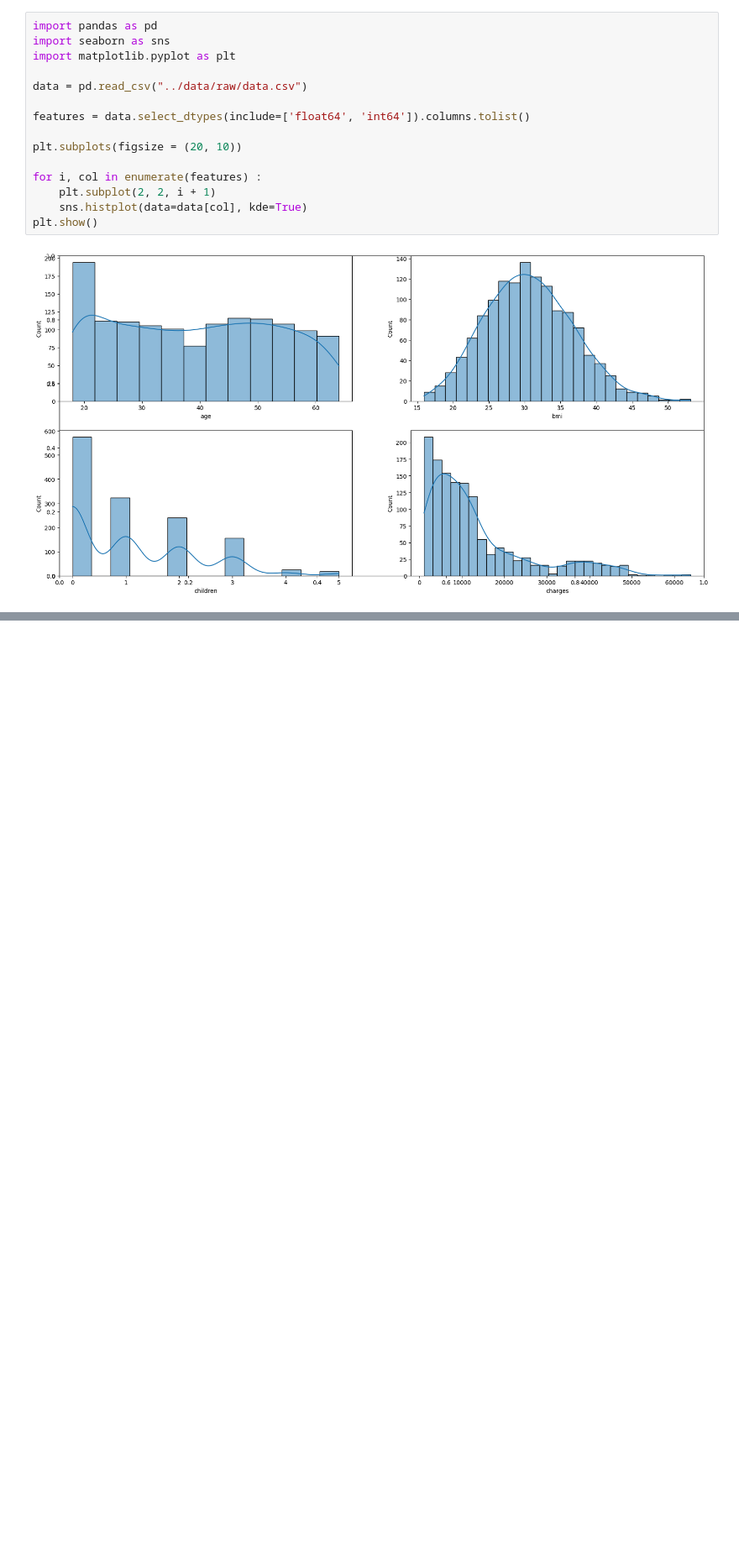
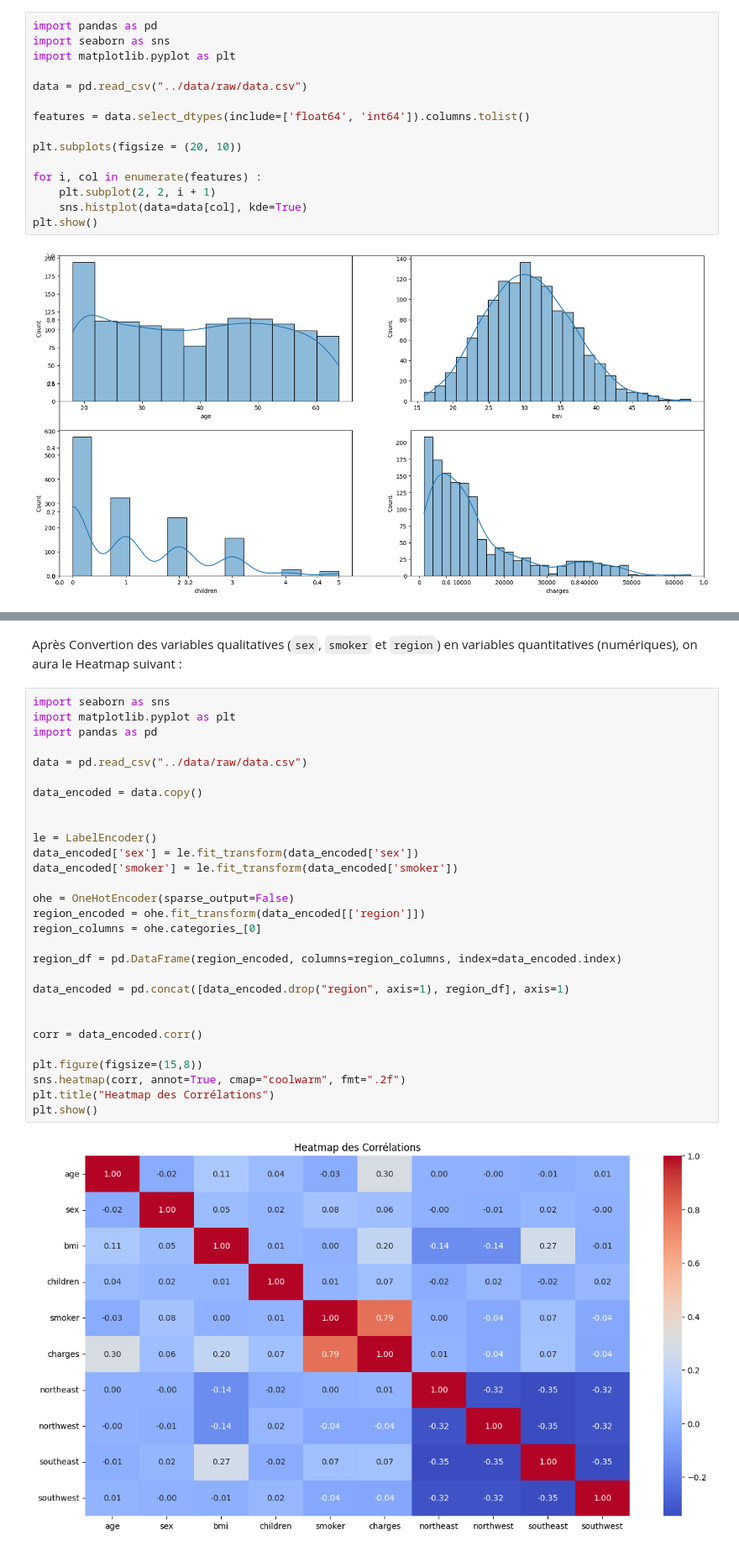
Before and after one commit to ABDELHAFIDAIT/MediCharge-Predictor, a Jupyter notebook: src/explore.ipynb, the cells around one changed output, grey strips where cells are left out. Shown at 84% size. Drawn from its saved outputs; the diff is of its cells as text; blank space fills up the shorter version.

```diff
--- a/src/explore.ipynb
+++ b/src/explore.ipynb
@@ -334,0 +502,33 @@ plt.show()
+# %% [markdown]
+Après Convertion des variables qualitatives (<code>sex</code>, <code>smoker</code> et <code>region</code>) en variables quantitatives (numériques), on aura le Heatmap suivant :
+# %%
+import seaborn as sns
+import matplotlib.pyplot as plt
+import pandas as pd
+
+data = pd.read_csv("../data/raw/data.csv")
+
+data_encoded = data.copy()
+
+
+le = LabelEncoder()
+data_encoded['sex'] = le.fit_transform(data_encoded['sex'])
+data_encoded['smoker'] = le.fit_transform(data_encoded['smoker'])
+
+ohe = OneHotEncoder(sparse_output=False)
+region_encoded = ohe.fit_transform(data_encoded[['region']])
+region_columns = ohe.categories_[0]
+
+region_df = pd.DataFrame(region_encoded, columns=region_columns, index=data_encoded.index)
+
+data_encoded = pd.concat([data_encoded.drop("region", axis=1), region_df], axis=1)
+
+
+corr = data_encoded.corr()
+
+plt.figure(figsize=(15,8))
+sns.heatmap(corr, annot=True, cmap="coolwarm", fmt=".2f")
+plt.title("Heatmap des Corrélations")
+plt.show()
+# %% [output]
+[figure, added]
```
Also changed, not shown: parts of 10 cells of this notebook.
